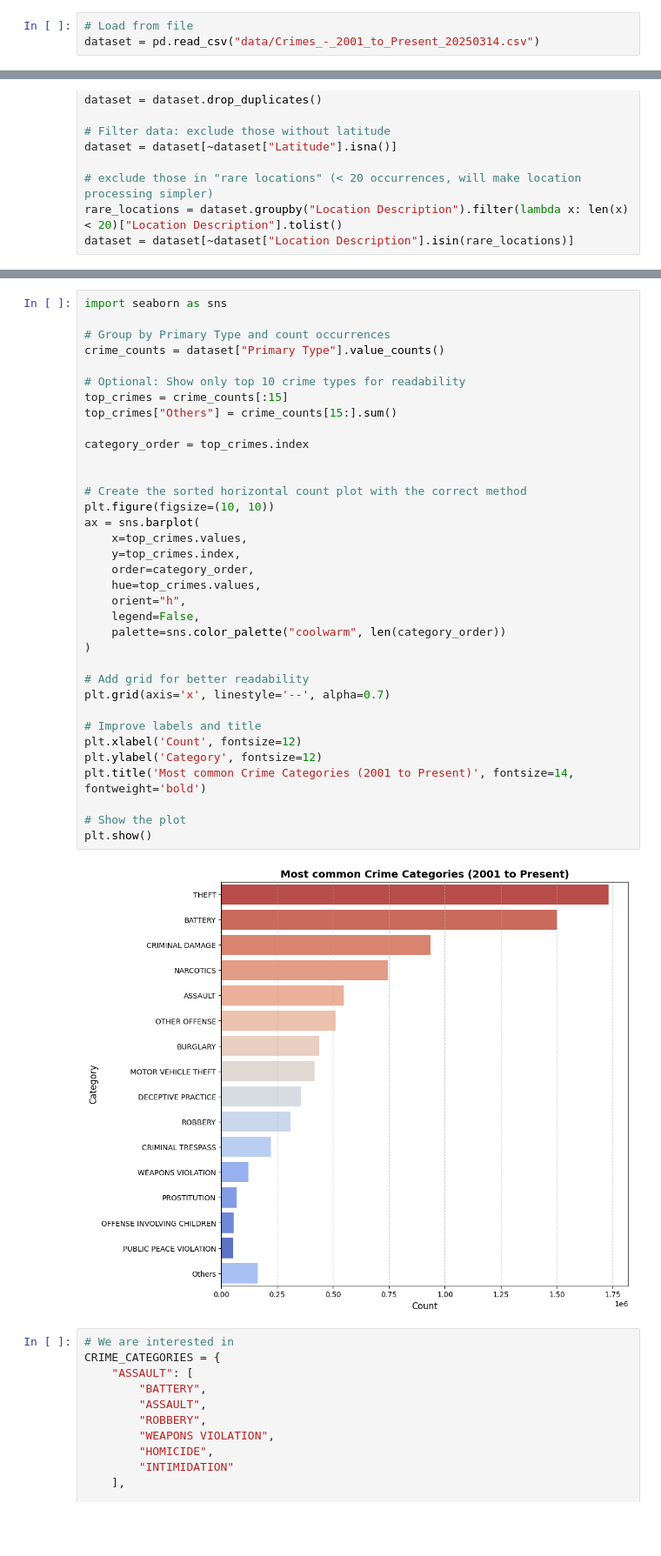
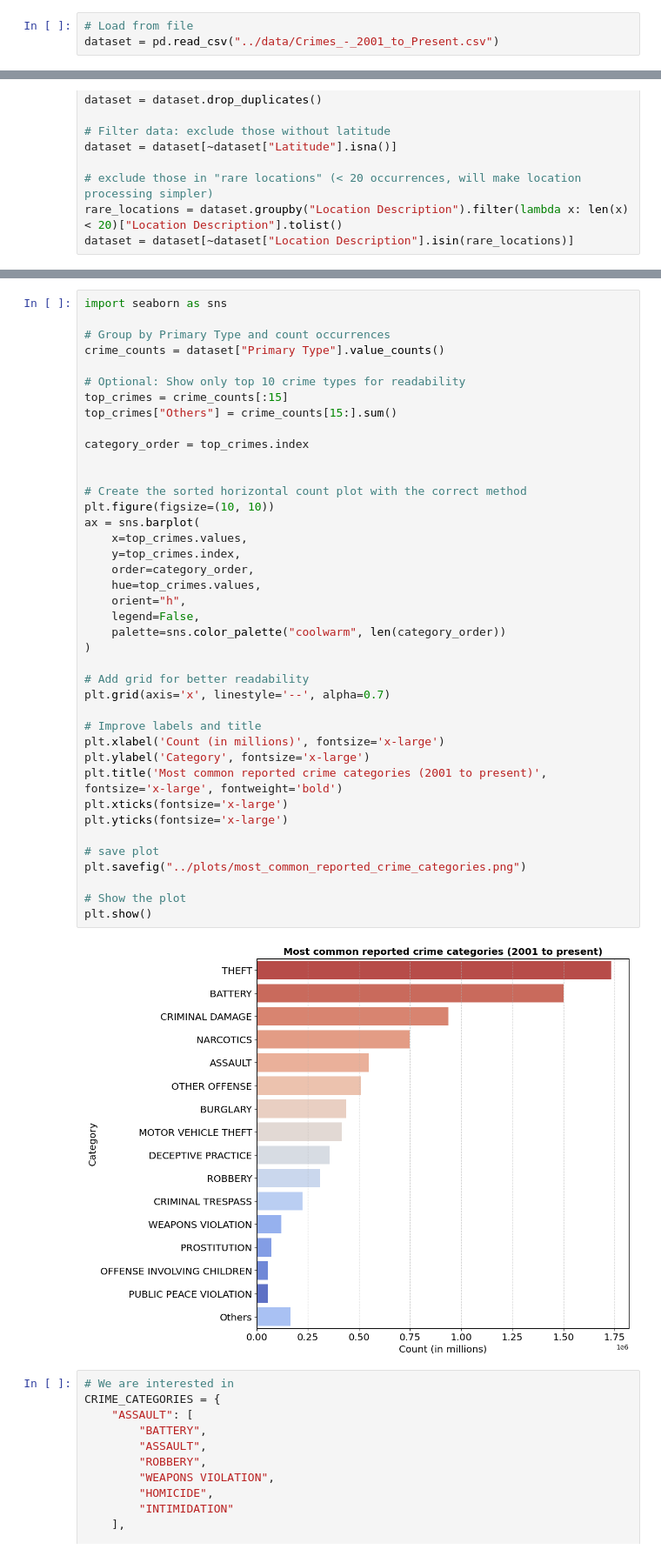
Before and after one commit to com-480-data-visualization/SafetyFirst, a Jupyter notebook: milestone1/eda.ipynb, the cells around one changed output, grey strips where cells are left out. Shown at 87% size. Drawn from its saved outputs; the diff is of its cells as text; blank space fills up the shorter version.

Commit message:
small modificatins to plots

```diff
--- a/milestone1/eda.ipynb
+++ b/milestone1/eda.ipynb
@@ -4,7 +4,7 @@ import numpy as np
 import matplotlib.pyplot as plt
 # %%
 # Load from file
-dataset = pd.read_csv("data/Crimes_-_2001_to_Present_20250314.csv")
+dataset = pd.read_csv("../data/Crimes_-_2001_to_Present.csv")
 # %%
 # Preprocessing date and texts
 dataset['Date'] = pd.to_datetime(dataset['Date'], format='%m/%d/%Y %I:%M:%S %p', errors='coerce')
@@ -56,37 +82,42 @@ import seaborn as sns
 # Group by Primary Type and count occurrences
 crime_counts = dataset["Primary Type"].value_counts()
 
 # Optional: Show only top 10 crime types for readability
 top_crimes = crime_counts[:15]
 top_crimes["Others"] = crime_counts[15:].sum()
 
 category_order = top_crimes.index
 
 
 # Create the sorted horizontal count plot with the correct method
 plt.figure(figsize=(10, 10))
 ax = sns.barplot(
     x=top_crimes.values,
     y=top_crimes.index,
     order=category_order,
     hue=top_crimes.values,
     orient="h",
     legend=False,
     palette=sns.color_palette("coolwarm", len(category_order))
 )
 
 # Add grid for better readability
 plt.grid(axis='x', linestyle='--', alpha=0.7)
 
 # Improve labels and title
-plt.xlabel('Count', fontsize=12)
-plt.ylabel('Category', fontsize=12)
-plt.title('Most common Crime Categories (2001 to Present)', fontsize=14, fontweight='bold')
+plt.xlabel('Count (in millions)', fontsize='x-large')
+plt.ylabel('Category', fontsize='x-large')
+plt.title('Most common reported crime categories (2001 to present)', fontsize='x-large', fontweight='bold')
+plt.xticks(fontsize='x-large')
+plt.yticks(fontsize='x-large')
+
+# save plot
+plt.savefig("../plots/most_common_reported_crime_categories.png")
 
 # Show the plot
 plt.show()
 # %% [output]
-[figure, old version]
+[figure, new version]
 # %%
 # We are interested in
 CRIME_CATEGORIES = {
```
Also changed, not shown: parts of 10 cells of this notebook, 6 other files.
